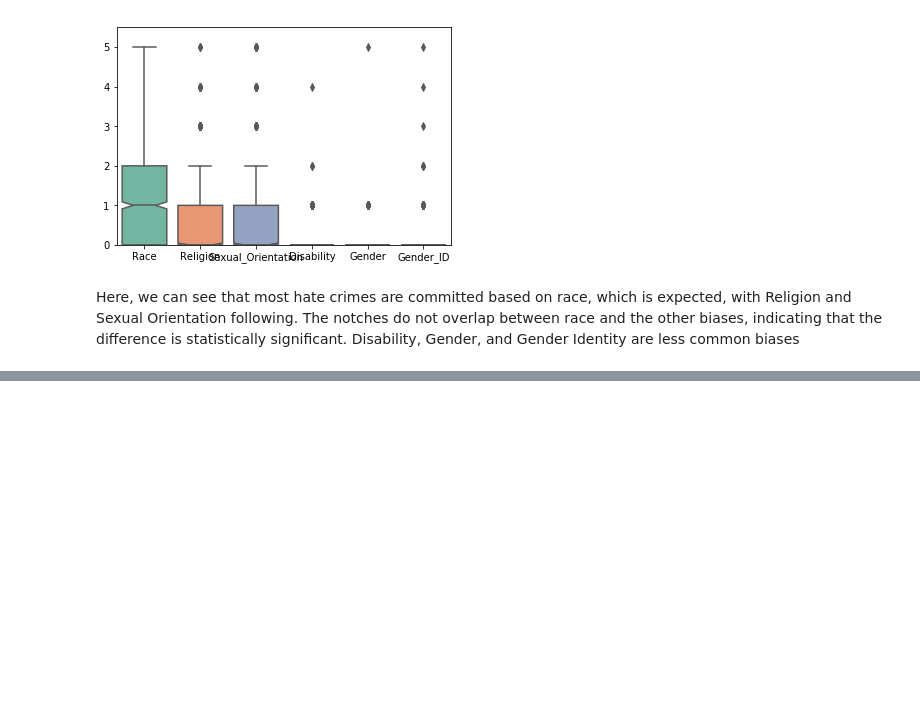
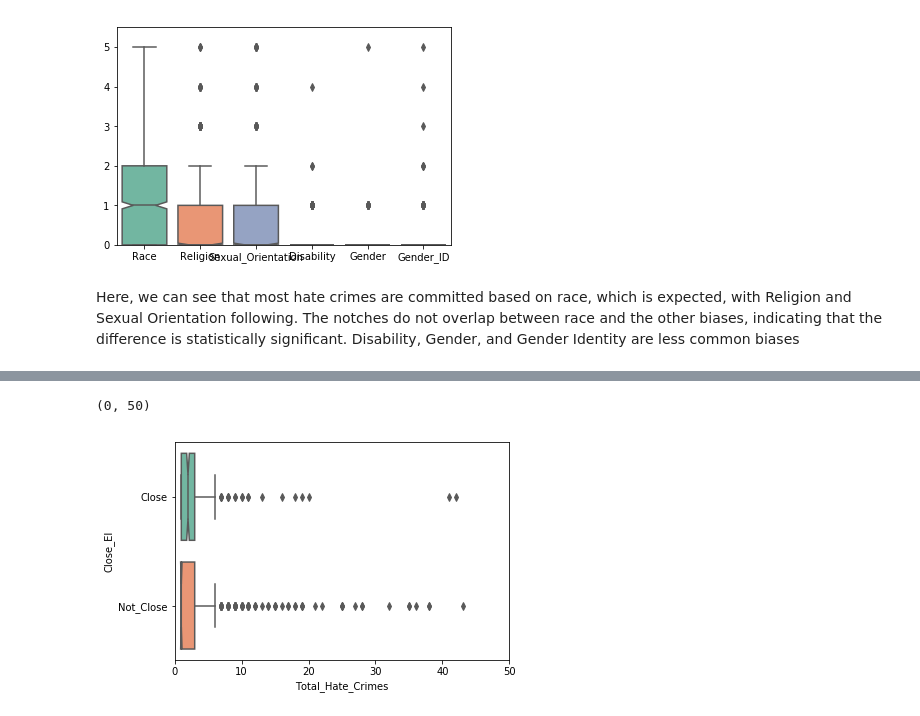
Before and after one commit to LauraCF19/SpringboardProject1, a Jupyter notebook: Desktop/Springboard/Capstone1.ipynb, the cells around one changed output, grey strips where cells are left out. Cells and saved outputs as stored; diff of their text form; code cells hidden in the pictures; blank space fills up the shorter version.

Commit message:
Added more boxplots and took the NAs out of the Q col replaced w/ 0

```diff
--- a/Desktop/Springboard/Capstone1.ipynb
+++ b/Desktop/Springboard/Capstone1.ipynb
@@ -778,0 +845,13 @@ Here, we can see that most hate crimes are committed based on race, which is exp
+# %%
+# So it looks like there's a large number of close elections, and we're going to use a cutoff of 0.1
+
+### Now we're going to create a factor, and compare the total hate crimes
+
+def func(x):
+    if x < 0.1:
+        return "Close"
+    return "Not_Close"
+
+merge2["Close_El"] = merge2["El_Dif"].apply(func)
+
+merge2.head()
@@ -778,0 +866,9 @@ Here, we can see that most hate crimes are committed based on race, which is exp
+# %%
+## Now I'll construct the boxplot to compare them, but I'll put 0s in the Nans in the total hate crimes col
+
+close_box = sns.boxplot(x="Total_Hate_Crimes", y = "Close_El", data = merge2, palette = "Set2", notch = True)
+
+plt.xlim(0, 50)
+# %% [output]
+(0, 50)
+[figure, added]
```
Also changed, not shown: parts of 20 cells of this notebook.
